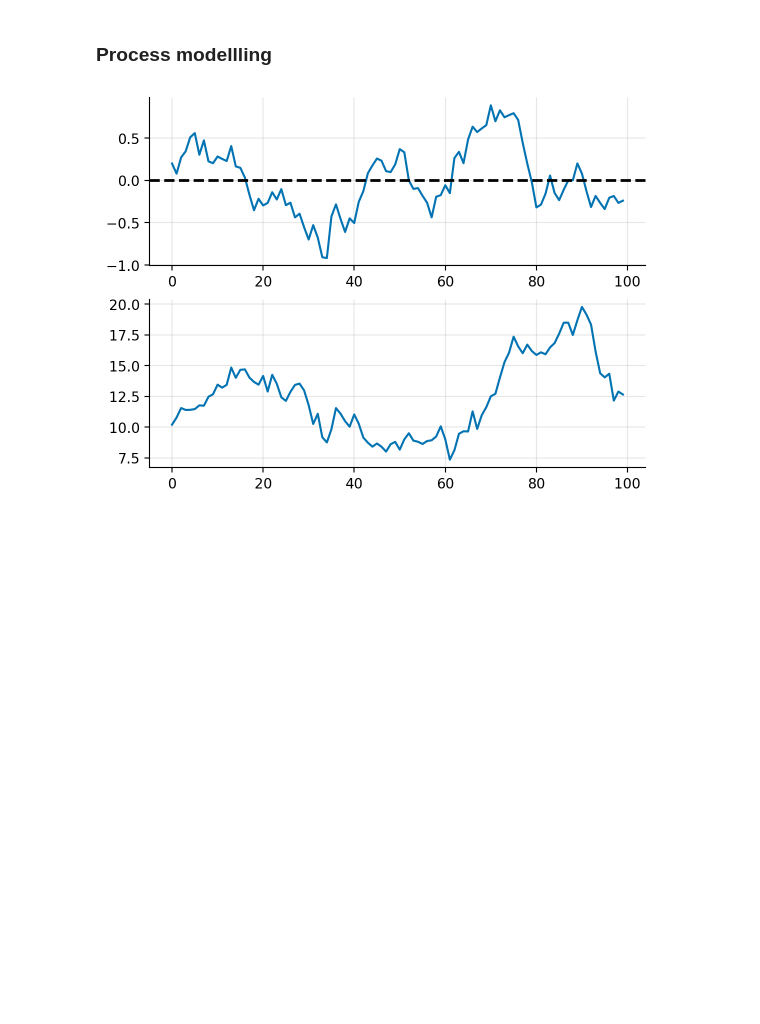
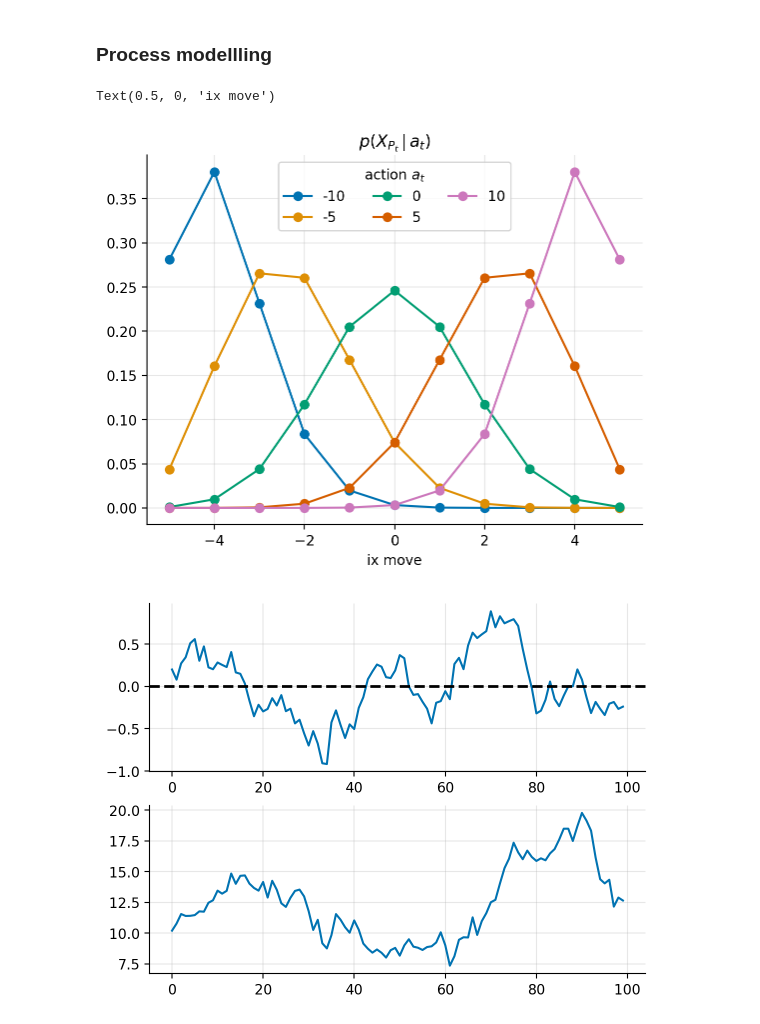
Before and after one commit to sapienzaio/online-ml-finance, a Jupyter notebook: 06-reinforcement-learning/price-impact-grid.ipynb, the cells around one changed output. Drawn from its saved outputs; the diff is of its cells as text; code cells hidden in the pictures; blank space fills up the shorter version.

```diff
--- a/06-reinforcement-learning/price-impact-grid.ipynb
+++ b/06-reinforcement-learning/price-impact-grid.ipynb
@@ -82,6 +88,24 @@ def step_process(
     signal = step_signal(signal_prev, force_signal, reversion_factor, p, stride_signal, signal_mid)
     price = step_price(price_prev, signal, force_price, price_impact, action, stride_price)
     return signal, price
+# %%
+force_price = 5
+price_impact = 0.2
+prange = np.arange(0, 2 * force_price + 1)
+ixrange = prange - force_price
+
+for a in [-10, -5, 0, 5, 10]:
+    dist = binom(2 * force_price, p=sigmoid(price_impact * a))
+    probs = dist.pmf(prange)
+    probs = probs / probs.sum()
+    plt.plot(ixrange, probs, marker="o", label=a)
+plt.grid(alpha=0.3)
+plt.title(r"$p(X_{P_t}\,\vert\,a_t)$")
+plt.legend(title="action $a_t$", ncol=3)
+plt.xlabel("ix move")
+# %% [output]
+Text(0.5, 0, 'ix move')
+[figure, new version]
 # %%
 force_signal = 5
 force_price = 5
```
Also changed, not shown: parts of 5 cells of this notebook.
